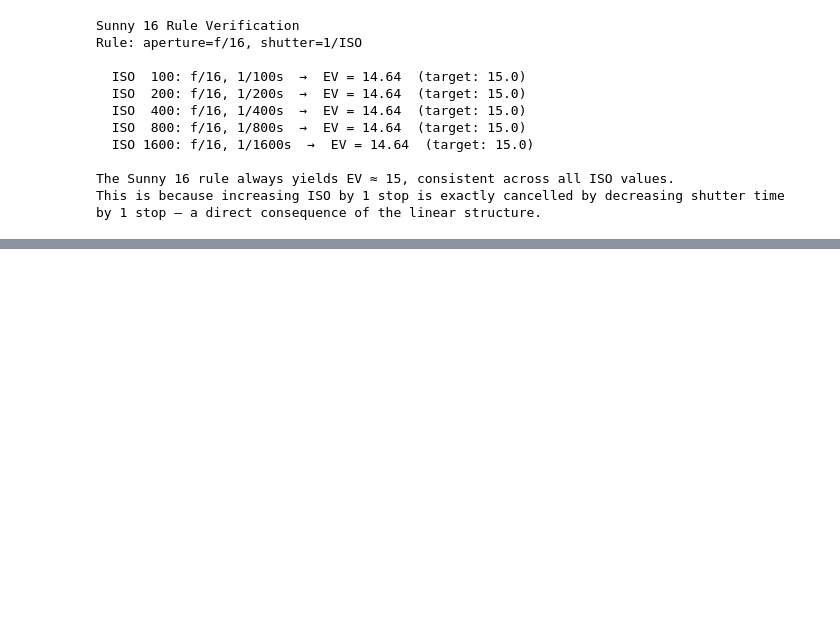
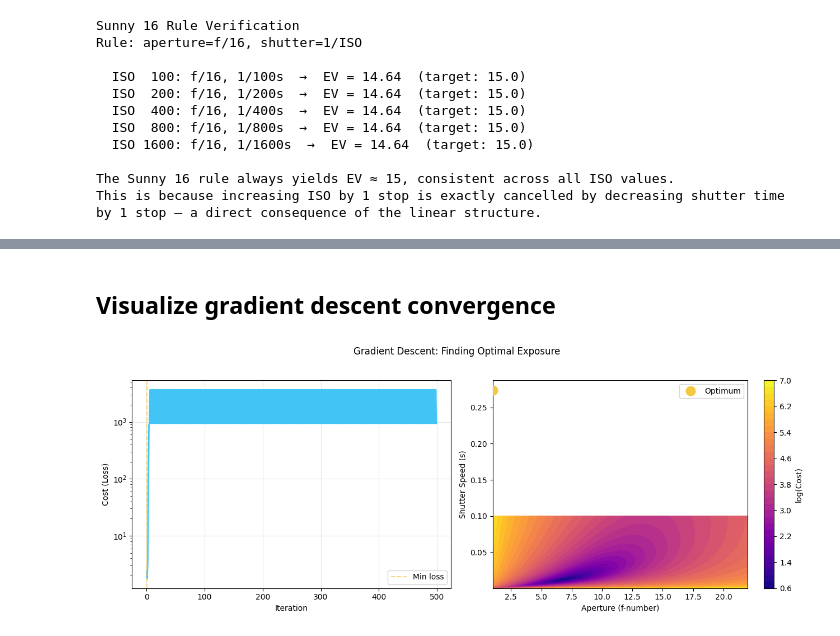
Before and after one commit to sdplamen/Decoding-F-Stop_Mathematical-concepts-in-Photography, a Jupyter notebook: Decoding_the_F_Stop.ipynb, the cells around one changed output, grey strips where cells are left out. Drawn from its saved outputs; the diff is of its cells as text; code cells hidden in the pictures; blank space fills up the shorter version.

Commit message:
Visualizing gradient descent convergence

```diff
--- a/Decoding_the_F_Stop.ipynb
+++ b/Decoding_the_F_Stop.ipynb
@@ -350,0 +425,40 @@ Finding optimal exposure settings using gradient descent in log-space Returns op
+# %% [markdown]
+## Visualize gradient descent convergence
+# %%
+fig, axes = plt.subplots(1, 2, figsize=(13, 5))
+fig.suptitle('Gradient Descent: Finding Optimal Exposure')
+
+# Loss curve
+axes[0].plot(losses, color=TEAL, linewidth=2)
+axes[0].set_xlabel('Iteration')
+axes[0].set_ylabel('Cost (Loss)')
+axes[0].set_title('Loss Convergence', color='white')
+axes[0].set_yscale('log')
+axes[0].grid(True, alpha=0.3)
+axes[0].axvline(x=np.argmin(losses), color=GOLD, linestyle='--', alpha=0.7, label='Min loss')
+axes[0].legend()
+
+N_range = np.linspace(1, 22, 100)
+t_range = np.linspace(1/4000, 1/10, 100)
+NN, TT = np.meshgrid(N_range, t_range)
+
+target_ev = 12
+iso_fixed = 100
+cost_surface = np.array([
+    [cost_function([np.log2(n), np.log2(t), 0.0], target_ev, 5.6)
+     for n in N_range]
+    for t in t_range
+])
+
+im = axes[1].contourf(NN, TT, np.log1p(cost_surface), levels=40, cmap='plasma')
+axes[1].plot(N_opt, t_opt, 'o', color=GOLD, markersize=12, label='Optimum', zorder=5)
+axes[1].set_xlabel('Aperture (f-number)')
+axes[1].set_ylabel('Shutter Speed (s)')
+axes[1].set_title('Cost Surface (ISO 100 fixed, log scale)', color='white')
+axes[1].legend(fontsize=10)
+plt.colorbar(im, ax=axes[1], label='log(Cost)')
+
+plt.tight_layout()
+plt.show()
+# %% [output]
+[figure, added]
```
Also changed, not shown: parts of 5 cells of this notebook.
